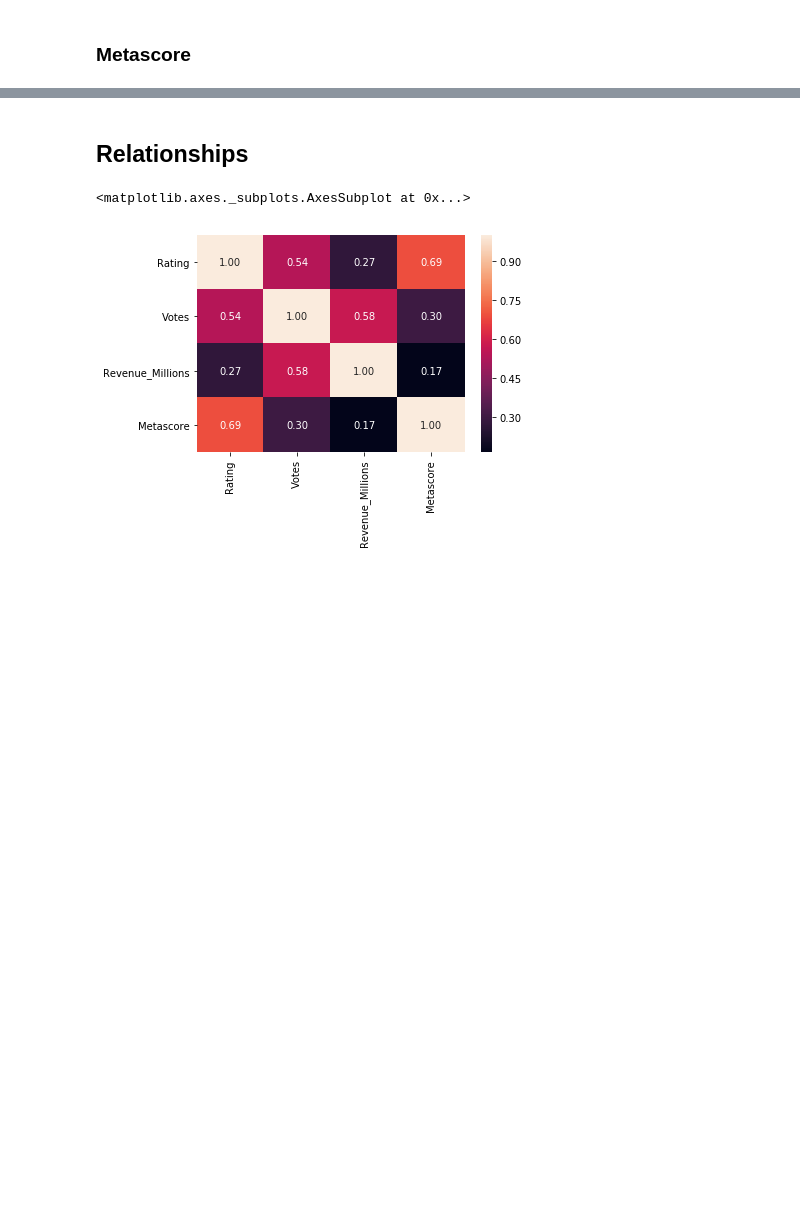
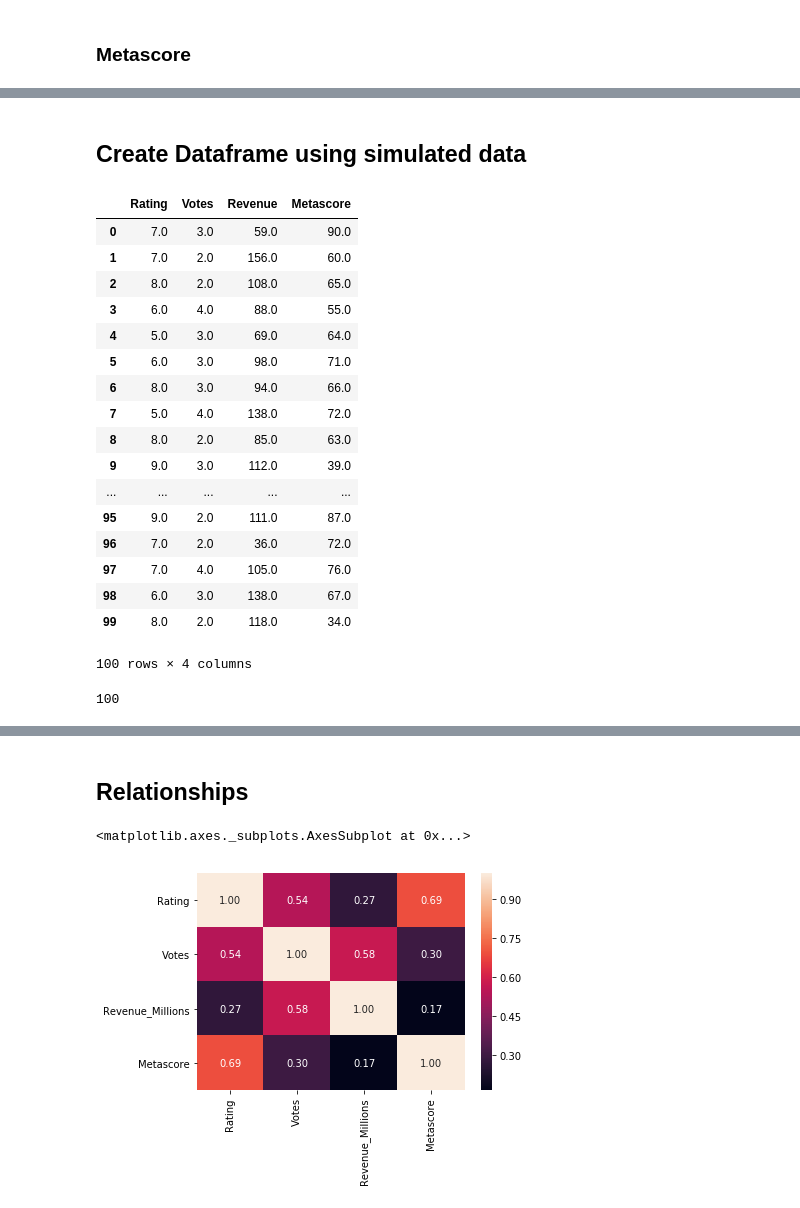
Before and after one commit to donalcarr/DC_Real-World-Simulation, a Jupyter notebook: Project 2018 - Simulation Movies.ipynb, the cells around one changed output, grey strips where cells are left out. Cells and saved outputs as stored; diff of their text form; code cells hidden in the pictures; blank space fills up the shorter version.

Commit message:
created dataframe from simulated variables

```diff
--- a/Project 2018 - Simulation Movies.ipynb
+++ b/Project 2018 - Simulation Movies.ipynb
@@ -206,0 +205,35 @@ sns.distplot(m,hist_kws={"rwidth" :.95},kde_kws={"color": "k", "lw": 3,})
+# %% [markdown]
+## Create Dataframe using simulated data
+# %%
+SimData = pa.DataFrame({
+           'Rating': r,
+           'Votes': s,
+           'Revenue': rev,
+           'Metascore': m},
+            columns = ['Rating','Votes','Revenue','Metascore'])
+# %%
+SimData.round(0)
+# %% [output]
+|  | Rating | Votes | Revenue | Metascore |
+| 0 | 7.0 | 3.0 | 59.0 | 90.0 |
+| 1 | 7.0 | 2.0 | 156.0 | 60.0 |
+| 2 | 8.0 | 2.0 | 108.0 | 65.0 |
+| 3 | 6.0 | 4.0 | 88.0 | 55.0 |
+| 4 | 5.0 | 3.0 | 69.0 | 64.0 |
+| 5 | 6.0 | 3.0 | 98.0 | 71.0 |
+| 6 | 8.0 | 3.0 | 94.0 | 66.0 |
+| 7 | 5.0 | 4.0 | 138.0 | 72.0 |
+| 8 | 8.0 | 2.0 | 85.0 | 63.0 |
+| 9 | 9.0 | 3.0 | 112.0 | 39.0 |
+| ... | ... | ... | ... | ... |
+| 95 | 9.0 | 2.0 | 111.0 | 87.0 |
+| 96 | 7.0 | 2.0 | 36.0 | 72.0 |
+| 97 | 7.0 | 4.0 | 105.0 | 76.0 |
+| 98 | 6.0 | 3.0 | 138.0 | 67.0 |
+| 99 | 8.0 | 2.0 | 118.0 | 34.0 |
+100 rows × 4 columns
+# %%
+n = len(np.arange(100))
+n
+# %% [output]
+100
```
Also changed, not shown: parts of 9 cells of this notebook.
